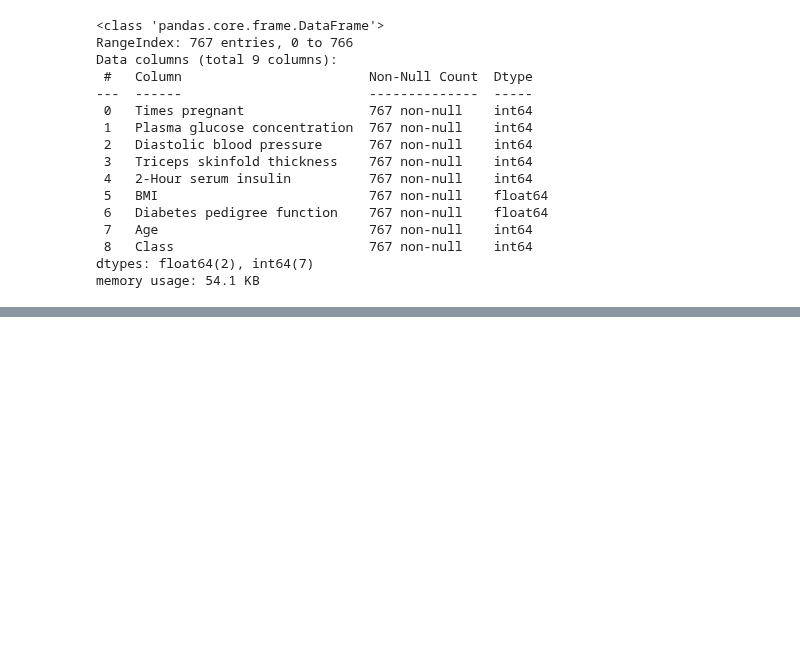
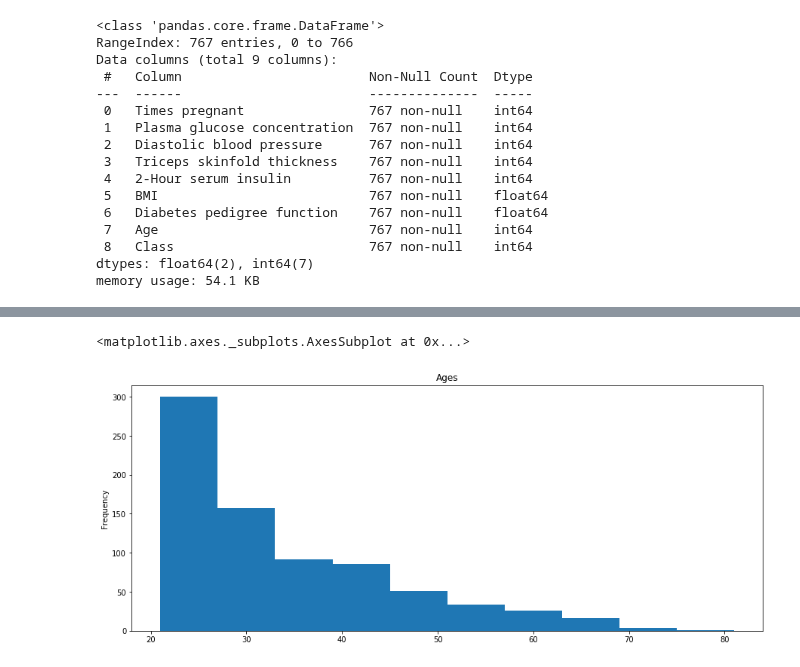
Before and after one commit to rooneyrulz/prima_diabetes_classification, a Jupyter notebook: Prima Diabetes Prediction.ipynb, the cells around one changed output, grey strips where cells are left out. Cells and saved outputs as stored; diff of their text form; code cells hidden in the pictures; blank space fills up the shorter version.

```diff
--- a/Prima Diabetes Prediction.ipynb
+++ b/Prima Diabetes Prediction.ipynb
@@ -61,0 +70,6 @@ prima_data.describe()
+# %%
+# Let's visualize the ages
+prima_data['Age'].plot.hist(title='Ages', figsize=(15, 6))
+# %% [output]
+<matplotlib.axes._subplots.AxesSubplot at 0x...>
+[figure, added]
```
Also changed, not shown: parts of 5 cells of this notebook.
